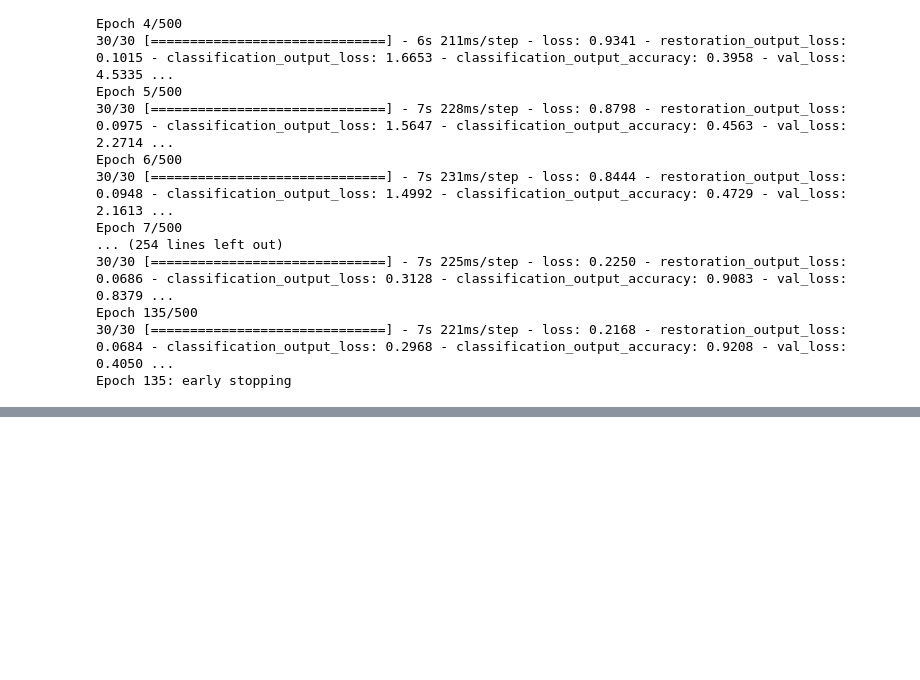
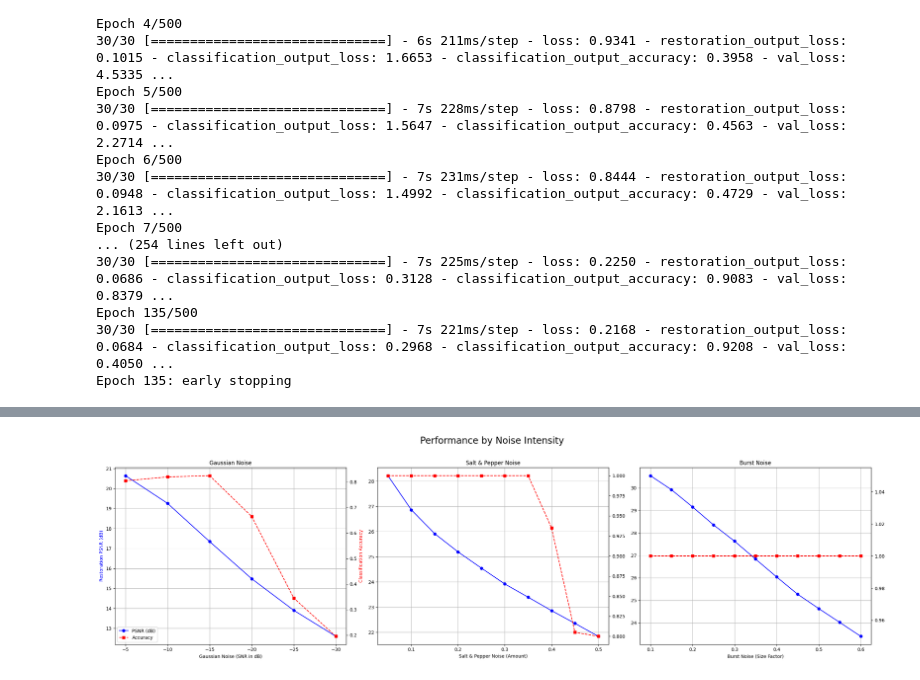
Before and after one commit to gwon9906/Denoise-and-Classify, a Jupyter notebook: binary.ipynb, the cells around one changed output, grey strips where cells are left out. Cells and saved outputs as stored; diff of their text form; code cells hidden in the pictures; blank space fills up the shorter version.

```diff
--- a/binary.ipynb
+++ b/binary.ipynb
@@ -480,0 +523,96 @@ OSError: No file or directory found at best_classifier_model.keras
+# %%
+# Part 9: 노이즈 강도별 성능 곡선 분석
+from tqdm import tqdm
+
+print("\n--- 분석 1: 노이즈 강도별 성능 곡선 생성 ---")
+
+# --- 1. 테스트할 노이즈 강도 레벨 정의 ---
+gaussian_snr_levels = np.arange(-5, -31, -5) # [-5, -10, -15, -20, -25, -30]
+sp_amount_levels = np.arange(0.05, 0.51, 0.05) # [0.05, 0.1, ..., 0.5]
+burst_size_levels = np.arange(0.1, 0.61, 0.05) # [0.1, 0.15, ..., 0.6]
+
+# 결과를 저장할 딕셔너리
+performance_results = {
+    'gaussian': {'levels': gaussian_snr_levels, 'psnr': [], 'accuracy': []},
+    'salt_pepper': {'levels': sp_amount_levels, 'psnr': [], 'accuracy': []},
+    'burst': {'levels': burst_size_levels, 'psnr': [], 'accuracy': []},
+}
+
+# --- 2. 각 노이즈 유형 및 강도별로 성능 측정 ---
+num_test_samples_per_class = 20 # 테스트셋 크기 (클래스당 샘플 수)
+
+for noise_type, data in performance_results.items():
+    print(f"\nEvaluating performance for {noise_type} noise...")
+
+    for level in tqdm(data['levels'], desc=f"Testing {noise_type} levels"):
+        # a. 현재 레벨의 노이즈로 테스트셋 생성
+        X_test, y_restore_test, y_classify_test = [], [], []
+        for class_idx, original_img in enumerate(original_images):
+            for _ in range(num_test_samples_per_class):
+                if noise_type == 'gaussian':
+                    noisy_img = add_noise_snr_np(original_img, snr_db=level)
+                elif noise_type == 'salt_pepper':
+                    noisy_img = add_salt_and_pepper_noise(original_img, amount=level)
+                elif noise_type == 'burst':
+                    noisy_img = add_burst_noise(original_img, burst_size_factor=level, intensity=1.0)
+
+                X_test.append(noisy_img)
+                y_restore_test.append(original_img)
+                y_classify_test.append(class_idx)
+
+        X_test = np.array(X_test)[..., np.newaxis]
+        y_restore_test = np.array(y_restore_test)[..., np.newaxis]
+        y_classify_test = np.array(y_classify_test)
+
+        # b. 모델 예측 수행
+        restored_outputs, classification_outputs = best_model.predict(X_test, verbose=0)
+
+        # c. 복원 성능(PSNR) 계산
+        avg_psnr = tf.image.psnr(y_restore_test, restored_outputs, max_val=1.0).numpy().mean()
+        data['psnr'].append(avg_psnr)
+
+        # d. 분류 성능(Accuracy) 계산
+        predicted_classes = np.argmax(classification_outputs, axis=1)
+        accuracy = np.mean(predicted_classes == y_classify_test)
+        data['accuracy'].append(accuracy)
+
+# --- 3. 성능 곡선 시각화 ---
+fig, axes = plt.subplots(1, 3, figsize=(24, 7))
+fig.suptitle('Performance by Noise Intensity', fontsize=20)
+
+# 가우시안 노이즈
+ax1 = axes[0]
+ax1_twin = ax1.twinx()
+ax1.plot(performance_results['gaussian']['levels'], performance_results['gaussian']['psnr'], 'o-', color='b', label='PSNR (dB)')
+ax1_twin.plot(performance_results['gaussian']['levels'], performance_results['gaussian']['accuracy'], 's--', color='r', label='Accuracy')
+ax1.set_xlabel('Gaussian Noise (SNR in dB)')
+ax1.set_ylabel('Restoration PSNR (dB)', color='b')
+ax1_twin.set_ylabel('Classification Accuracy', color='r')
+ax1.set_title('Gaussian Noise')
+ax1.grid(True)
+ax1.invert_xaxis() # SNR은 낮을수록 노이즈가 심하므로 x축 반전
+lines1, labels1 = ax1.get_legend_handles_labels()
+lines2, labels2 = ax1_twin.get_legend_handles_labels()
+ax1_twin.legend(lines1 + lines2, labels1 + labels2, loc='lower left')
+
+# 솔트 앤 페퍼 노이즈
+ax2 = axes[1]
+ax2_twin = ax2.twinx()
+ax2.plot(performance_results['salt_pepper']['levels'], performance_results['salt_pepper']['psnr'], 'o-', color='b', label='PSNR (dB)')
+ax2_twin.plot(performance_results['salt_pepper']['levels'], performance_results['salt_pepper']['accuracy'], 's--', color='r', label='Accuracy')
+ax2.set_xlabel('Salt & Pepper Noise (Amount)')
+ax2.set_title('Salt & Pepper Noise')
+ax2.grid(True)
+
+# 버스트 노이즈
+ax3 = axes[2]
+ax3_twin = ax3.twinx()
+ax3.plot(performance_results['burst']['levels'], performance_results['burst']['psnr'], 'o-', color='b', label='PSNR (dB)')
+ax3_twin.plot(performance_results['burst']['levels'], performance_results['burst']['accuracy'], 's--', color='r', label='Accuracy')
+ax3.set_xlabel('Burst Noise (Size Factor)')
+ax3.set_title('Burst Noise')
+ax3.grid(True)
+
+plt.tight_layout(rect=[0, 0, 1, 0.96])
+plt.show()
+# %% [output]
@@ -480,0 +624 @@ OSError: No file or directory found at best_classifier_model.keras
+[figure, added]
```
Also changed, not shown: parts of 4 cells of this notebook.
